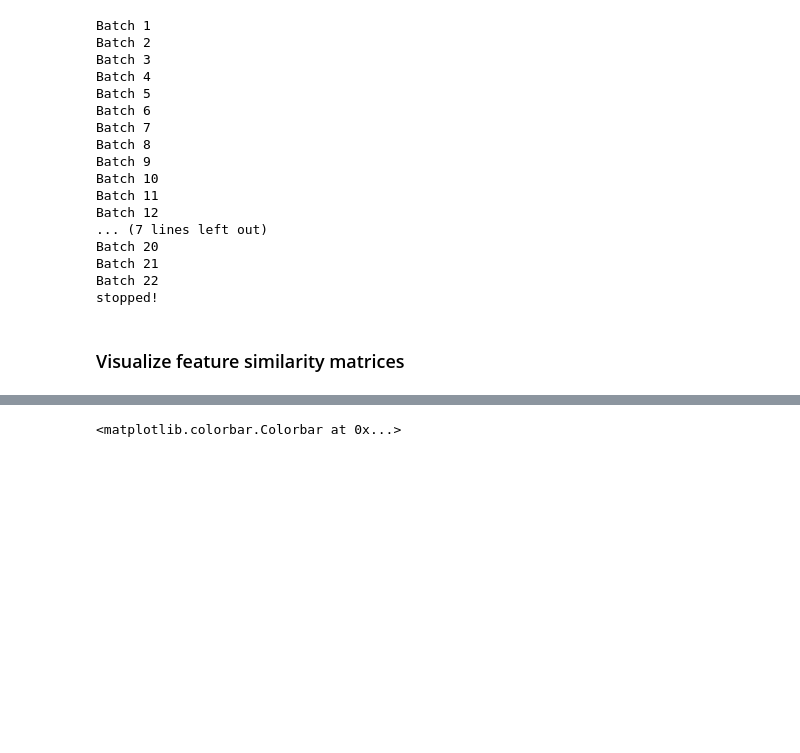
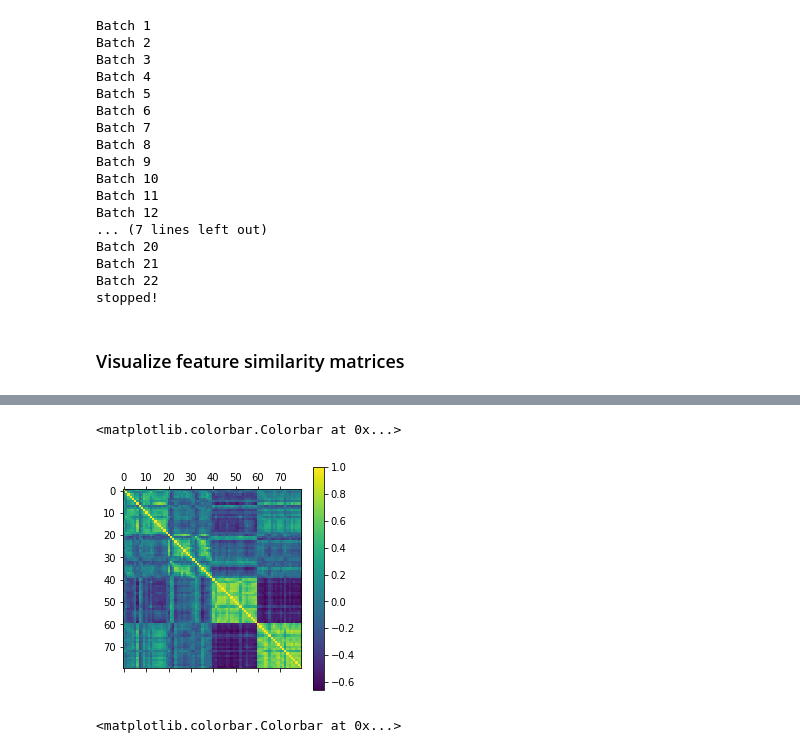
Before and after one commit to judithfan/sketchfeat, a Jupyter notebook: sketch_feature_analysis_Judy.ipynb, the cells around one changed output, grey strips where cells are left out. Cells and saved outputs as stored; diff of their text form; code cells hidden in the pictures; blank space fills up the shorter version.

```diff
--- a/sketch_feature_analysis_Judy.ipynb
+++ b/sketch_feature_analysis_Judy.ipynb
@@ -193,5 +238,3 @@ plt.colorbar()
-# %%
-_mu = np.zeros((np.unique(labels), np.shape(X,1)))
 # %%
 def get_class_means(X, labels):
     # load in and normalize features
@@ -203,6 +246,15 @@ def get_class_means(X, labels):
         if nv > 0:
             _mu[vi] = Xv.mean(0)
     return _mu
+# %%
+# plot OBJPOSE-level similarity matrix -- sorted by object and pose
+views = _X.objpose.values
+means = get_class_means(_Features, views)
+plt.matshow(np.corrcoef(means))
+plt.colorbar()
+# %% [output]
+<matplotlib.colorbar.Colorbar at 0x...>
+[figure, added]
 # %%
 # plot category-level similarity matrix
 means = get_class_means(Features, Labels)
```
Also changed, not shown: parts of 19 cells of this notebook.
